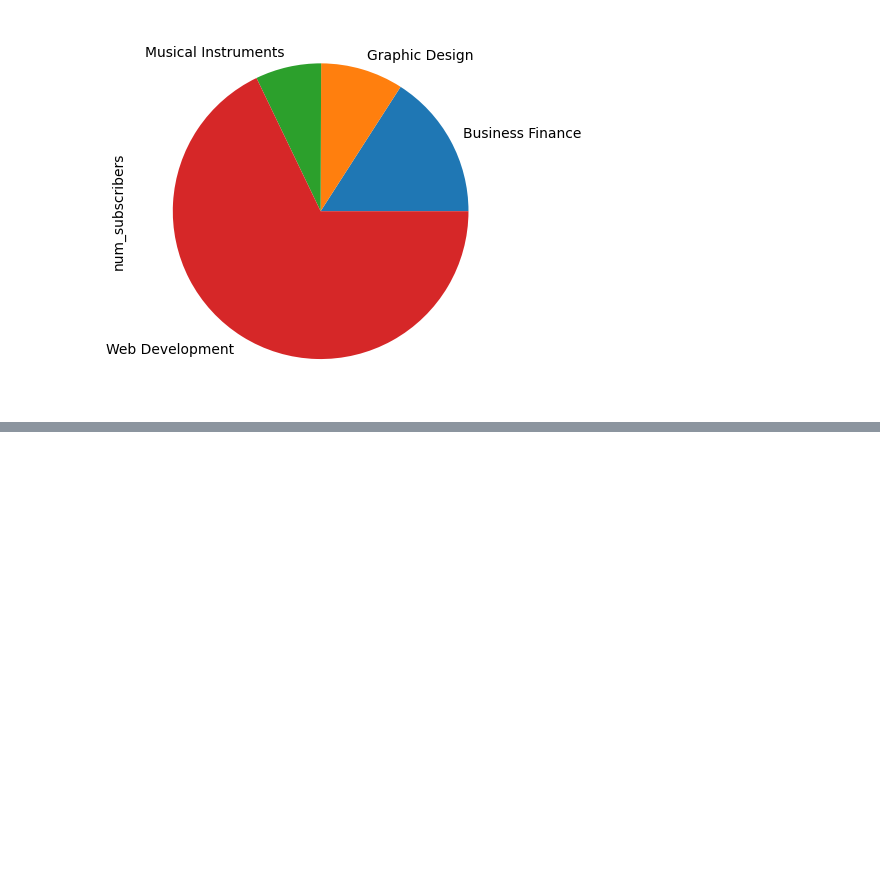
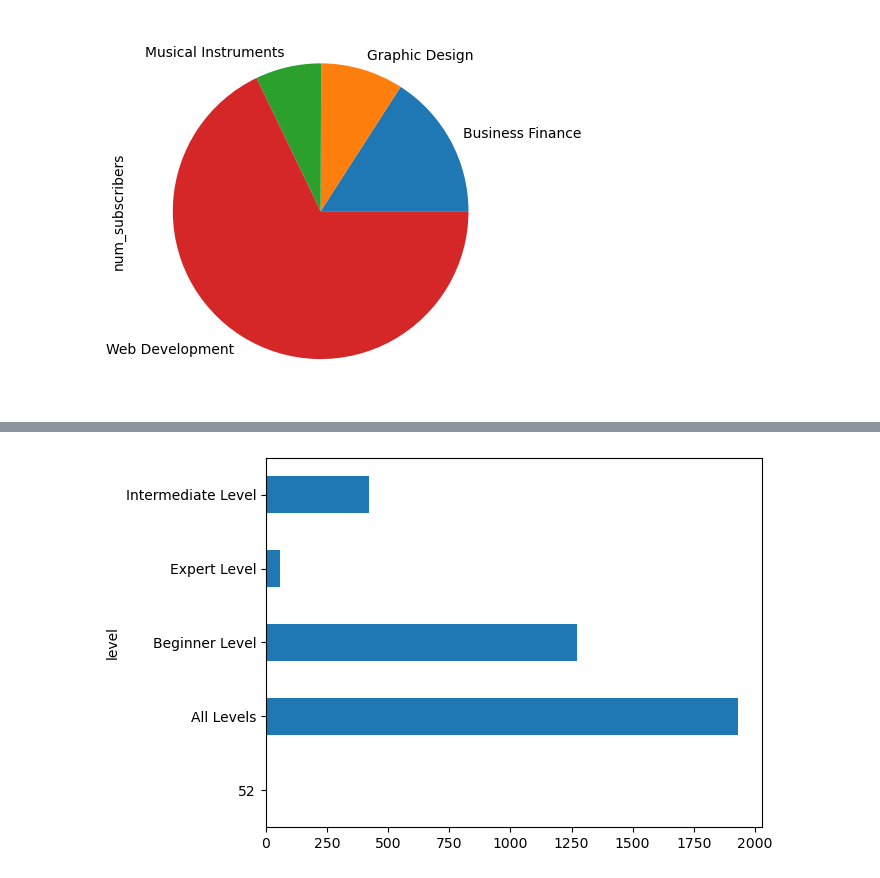
Before and after one commit to lawalsegun2025/udemy_course_recommendation_system, a Jupyter notebook: EDA_on_udemy_courses_dataset.ipynb, the cells around one changed output, grey strips where cells are left out. Saved outputs shown, nothing was run; the diff lists cells and outputs as text; code cells hidden in the pictures; blank space fills up the shorter version.

```diff
--- a/EDA_on_udemy_courses_dataset.ipynb
+++ b/EDA_on_udemy_courses_dataset.ipynb
@@ -144,0 +159,5 @@ df.groupby('subject')['num_subscribers'].sum().plot(kind = 'pie');
+# %%
+# Groupby levels for count of number of subscribers
+df.groupby("level")["num_subscribers"].count().plot(kind="barh");
+# %% [output]
+[figure, added]
```
Also changed, not shown: parts of 11 cells of this notebook.
